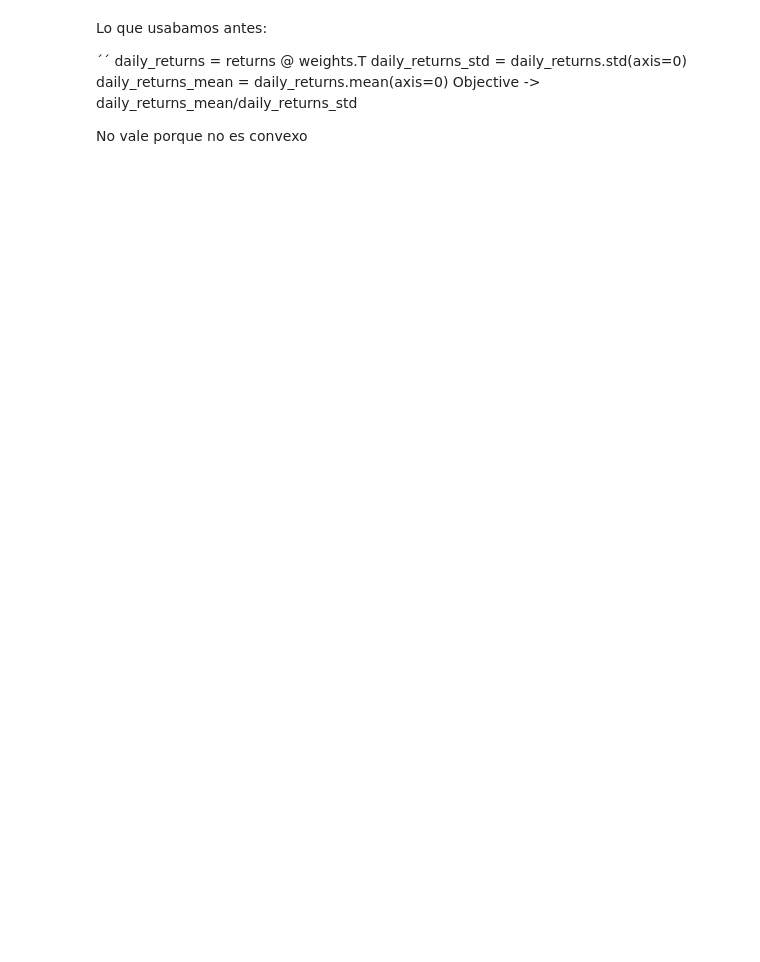
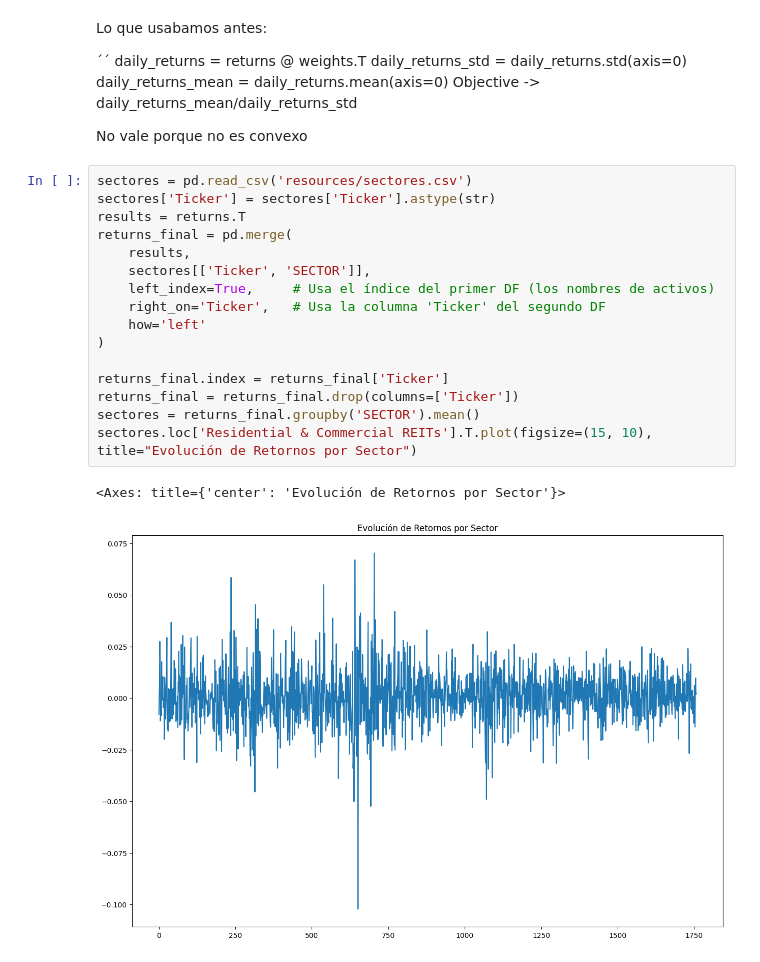
Before and after one commit to Juanjod54/MIAX_TB2.4, a Jupyter notebook: gestion_carteras.ipynb, the cells around one changed output. Cells and saved outputs as stored; diff of their text form; blank space fills up the shorter version.

```diff
--- a/gestion_carteras.ipynb
+++ b/gestion_carteras.ipynb
@@ -134,3 +152,22 @@ daily_returns_mean = daily_returns.mean(axis=0)
 Objective -> daily_returns_mean/daily_returns_std
 
 No vale porque no es convexo
+# %%
+sectores = pd.read_csv('resources/sectores.csv')
+sectores['Ticker'] = sectores['Ticker'].astype(str)
+results = returns.T
+returns_final = pd.merge(
+    results,
+    sectores[['Ticker', 'SECTOR']],
+    left_index=True,     # Usa el índice del primer DF (los nombres de activos)
+    right_on='Ticker',   # Usa la columna 'Ticker' del segundo DF
+    how='left'
+)
+
+returns_final.index = returns_final['Ticker']
+returns_final = returns_final.drop(columns=['Ticker'])
+sectores = returns_final.groupby('SECTOR').mean()
+sectores.loc['Residential & Commercial REITs'].T.plot(figsize=(15, 10), title="Evolución de Retornos por Sector")
+# %% [output]
+<Axes: title={'center': 'Evolución de Retornos por Sector'}>
+[figure, added]
```
Also changed, not shown: parts of 17 cells of this notebook, 3 other files.
